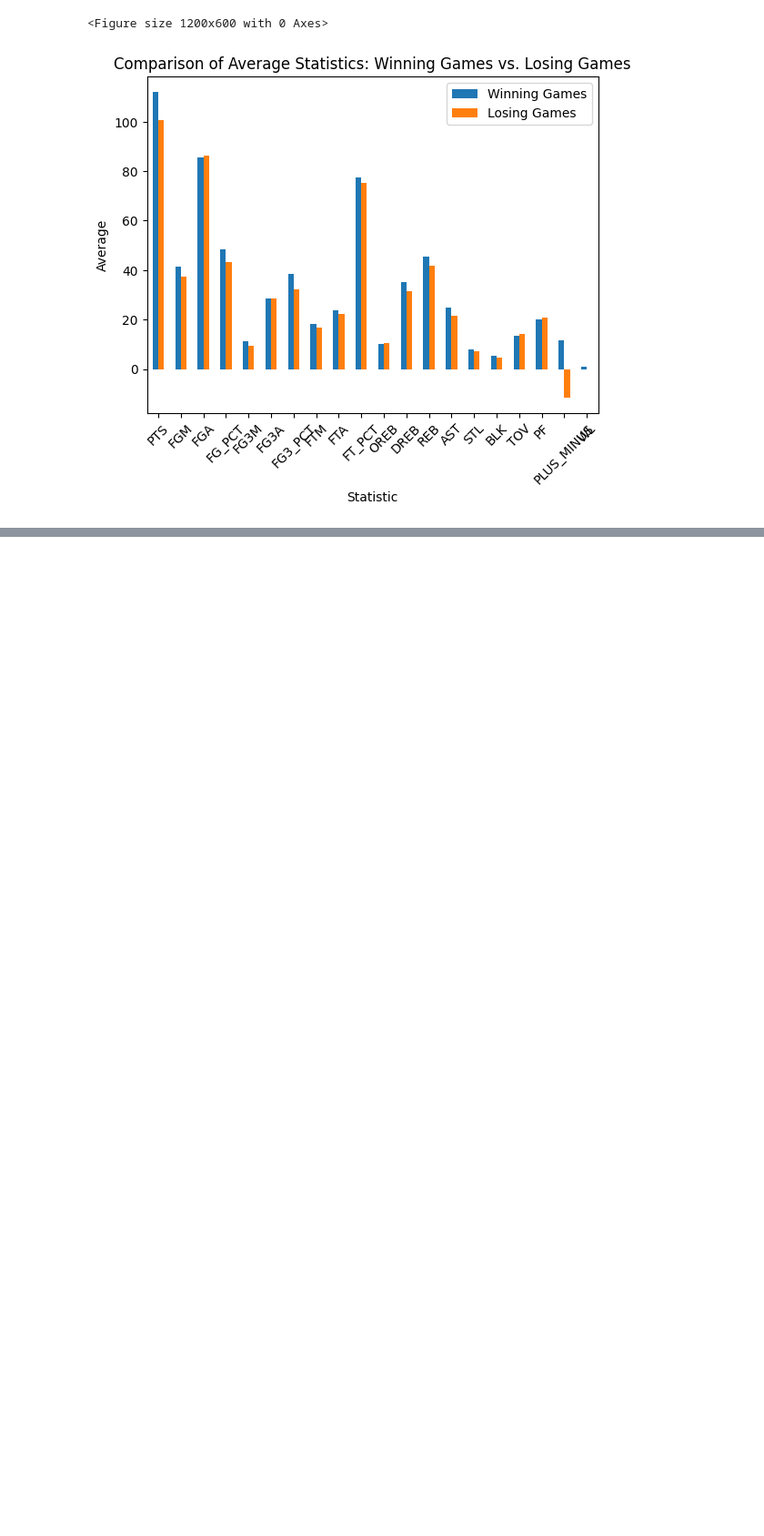
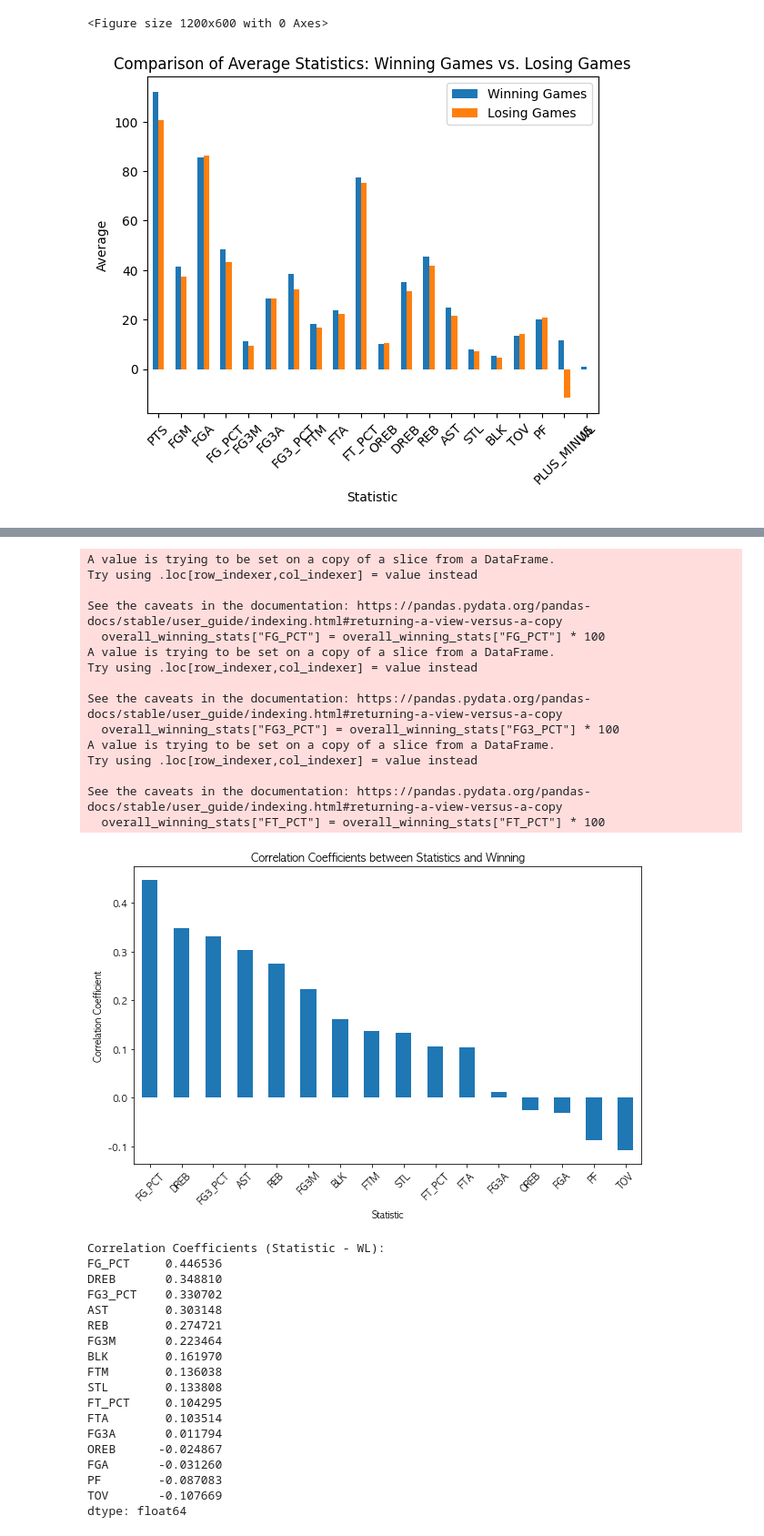
Before and after one commit to CHOIY3SUNG/Nba_BigData_Analyze, a Jupyter notebook: visualization/data_visualization.ipynb, the cells around one changed output, grey strips where cells are left out. Shown at 91% size. Cells and saved outputs as stored; diff of their text form; code cells hidden in the pictures; blank space fills up the shorter version.

```diff
--- a/visualization/data_visualization.ipynb
+++ b/visualization/data_visualization.ipynb
@@ -177,0 +195,72 @@ dtype: float64
+# %%
+import pandas as pd
+import matplotlib.pyplot as plt
+
+stats = pd.read_csv("all_stats.csv")
+
+overall_winning_stats = stats[stats["WL"] == 0]
+overall_winning_stats["FG_PCT"] = overall_winning_stats["FG_PCT"] * 100
+overall_winning_stats["FG3_PCT"] = overall_winning_stats["FG3_PCT"] * 100
+overall_winning_stats["FT_PCT"] = overall_winning_stats["FT_PCT"] * 100
+
+columns_to_plot = [ "FGA", "FG_PCT", "FG3M", "FG3A", "FG3_PCT", "FTM", "FTA", "FT_PCT", "OREB", "DREB", "REB", "AST", "STL", "BLK", "TOV", "PF"]
+
+# Calculate correlation coefficients between each statistic and winning
+correlations = {}
+for column in columns_to_plot:
+    correlation = stats[column].corr(stats["WL"])
+    correlations[column] = correlation
+
+# Convert the correlations to a pandas Series
+correlations = pd.Series(correlations)
+
+# Sort the correlations in descending order
+sorted_correlations = correlations.sort_values(ascending=False)
+
+# Create a bar plot of the correlations
+plt.figure(figsize=(10, 6))
+sorted_correlations.plot(kind="bar")
+plt.title("Correlation Coefficients between Statistics and Winning")
+plt.xlabel("Statistic")
+plt.ylabel("Correlation Coefficient")
+plt.xticks(rotation=45)
+plt.show()
+
+# Print the correlation coefficients
+print("Correlation Coefficients (Statistic - WL):")
+print(sorted_correlations)
+# %% [output]
+A value is trying to be set on a copy of a slice from a DataFrame.
+Try using .loc[row_indexer,col_indexer] = value instead
+
+See the caveats in the documentation: https://pandas.pydata.org/pandas-docs/stable/user_guide/indexing.html#returning-a-view-versus-a-copy
+  overall_winning_stats["FG_PCT"] = overall_winning_stats["FG_PCT"] * 100
+A value is trying to be set on a copy of a slice from a DataFrame.
+Try using .loc[row_indexer,col_indexer] = value instead
+
+See the caveats in the documentation: https://pandas.pydata.org/pandas-docs/stable/user_guide/indexing.html#returning-a-view-versus-a-copy
+  overall_winning_stats["FG3_PCT"] = overall_winning_stats["FG3_PCT"] * 100
+A value is trying to be set on a copy of a slice from a DataFrame.
+Try using .loc[row_indexer,col_indexer] = value instead
+
+See the caveats in the documentation: https://pandas.pydata.org/pandas-docs/stable/user_guide/indexing.html#returning-a-view-versus-a-copy
+  overall_winning_stats["FT_PCT"] = overall_winning_stats["FT_PCT"] * 100
+[figure, added]
+Correlation Coefficients (Statistic - WL):
+FG_PCT     0.446536
+DREB       0.348810
+FG3_PCT    0.330702
+AST        0.303148
+REB        0.274721
+FG3M       0.223464
+BLK        0.161970
+FTM        0.136038
+STL        0.133808
+FT_PCT     0.104295
+FTA        0.103514
+FG3A       0.011794
+OREB      -0.024867
+FGA       -0.031260
+PF        -0.087083
+TOV       -0.107669
+dtype: float64
```
Also changed, not shown: parts of 7 cells of this notebook, 3 other files.
